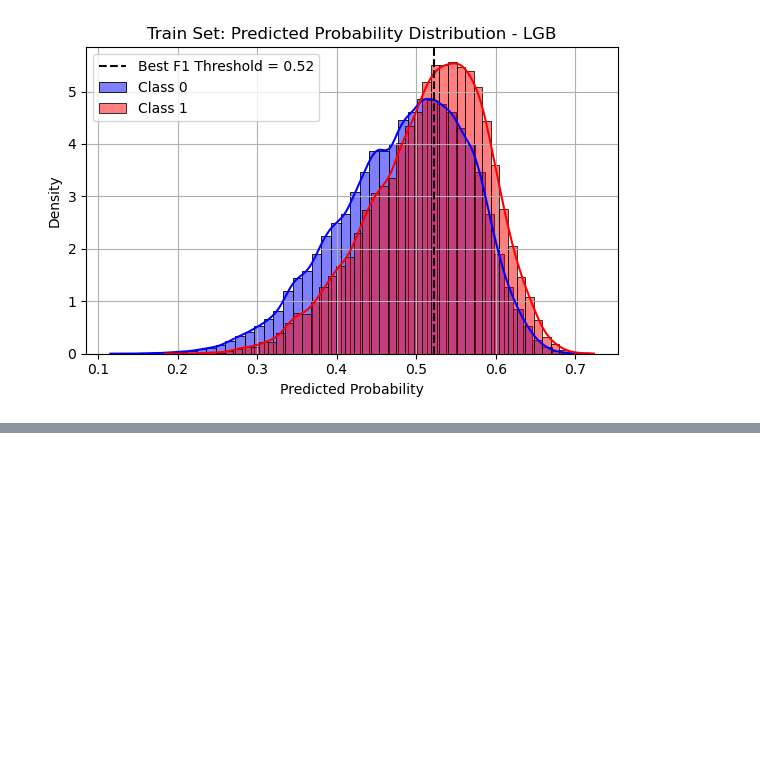
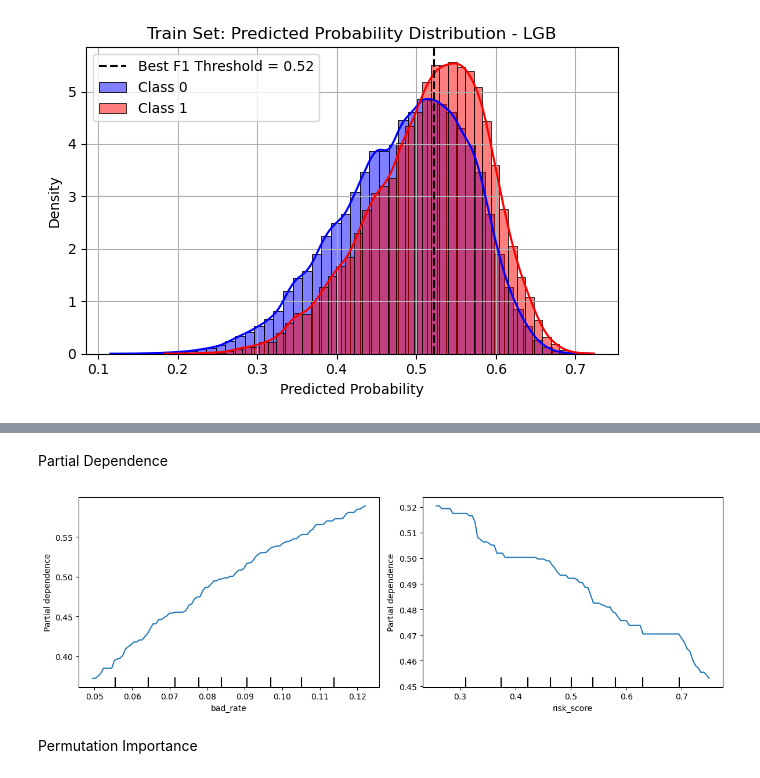
Before and after one commit to janqsal/mastercard_sgh_neural_noobs, a Jupyter notebook: Final_modelling/FINAL_MODEL.ipynb, the cells around one changed output, grey strips where cells are left out. Saved outputs shown, nothing was run; the diff lists cells and outputs as text; code cells hidden in the pictures; blank space fills up the shorter version.

```diff
--- a/Final_modelling/FINAL_MODEL.ipynb
+++ b/Final_modelling/FINAL_MODEL.ipynb
@@ -677,0 +785,8 @@ import pandas as pd
+# %%
+fi = catboost_model.get_feature_importance(type='FeatureImportance')
+fi_df = pd.DataFrame({
+    'feature': X_train.columns,
+    'importance': fi
+}).sort_values('importance', ascending=False)
+print("Feature Importance:")
+fi_df.head(20)
@@ -735,0 +824,18 @@ print(perm_importances.head(20))
+# %% [markdown]
+Partial Dependence
+# %%
+top_features = fi_df['feature'].head(2).tolist()
+fig, axes = plt.subplots(1, 2, figsize=(12, 4))
+for i, feat in enumerate(top_features):
+    display = PartialDependenceDisplay.from_estimator(
+        catboost_model,
+        X_train,
+        [feat],
+        ax=axes[i]
+    )
+plt.tight_layout()
+plt.show()
+# %% [output]
+[figure, added]
+# %% [markdown]
+Permutation Importance
```
Also changed, not shown: parts of 36 cells of this notebook.
